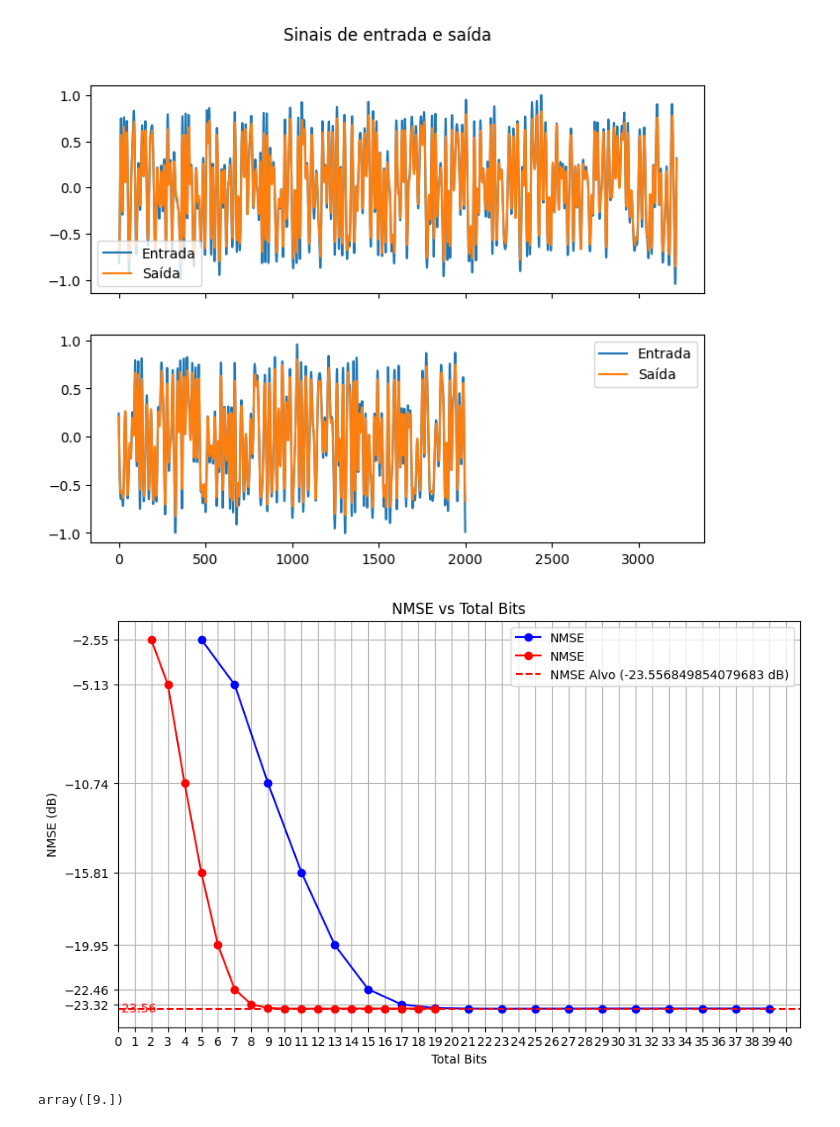
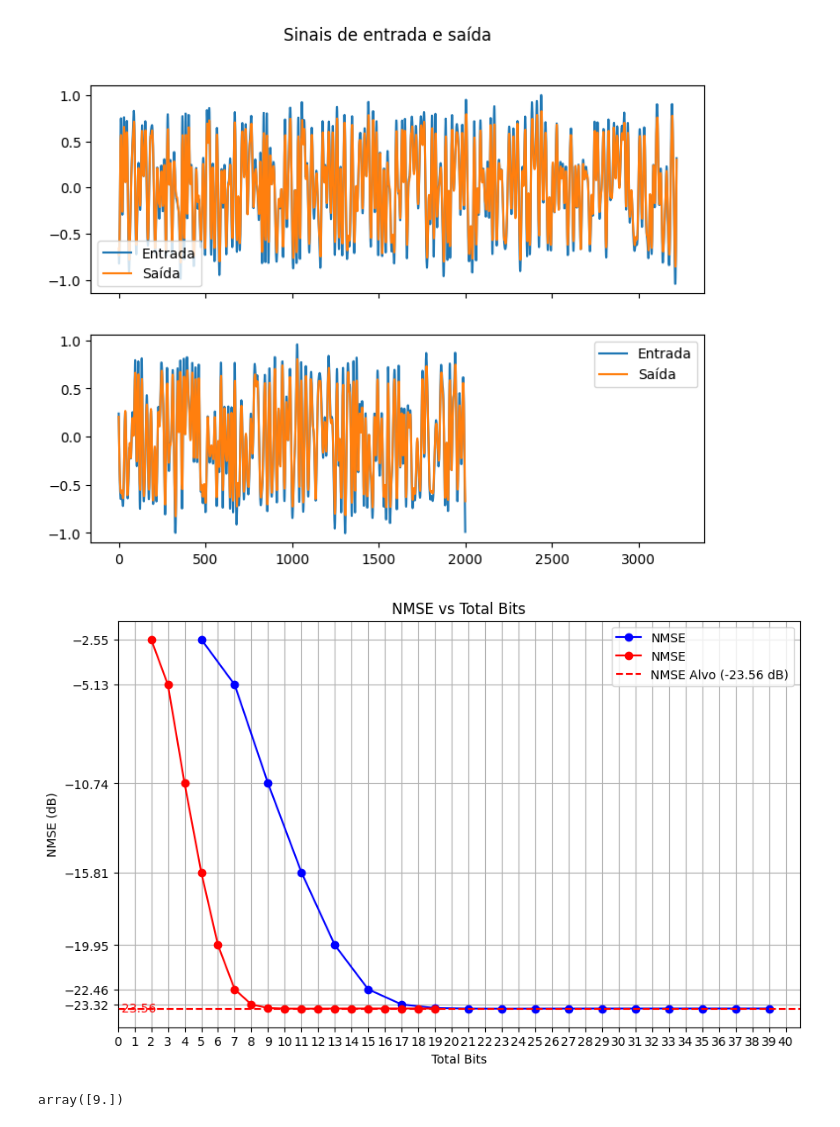
Before and after one commit to Je-Leo-AS/DPD, a Jupyter notebook: Atividades/Atividade 4/MP.ipynb, the cells around one changed output. Saved outputs shown, nothing was run; the diff lists cells and outputs as text; code cells hidden in the pictures.

```diff
--- a/Atividades/Atividade 4/MP.ipynb
+++ b/Atividades/Atividade 4/MP.ipynb
@@ -187,28 +187,28 @@ for p_bits in range(2, 20):
 # %%
 nmse_values = np.array(nmse_values)
 total_bits_array = nmse_values[:, 2]
 resol_bits_array = nmse_values[:, 0]
 nmse_fixed_array = nmse_values[:, 3]
 
 plt.figure(figsize=(10, 6))
 plt.plot(total_bits_array, nmse_fixed_array, marker='o', linestyle='-', color='b', label='NMSE')
 plt.plot(resol_bits_array, nmse_fixed_array, marker='o', linestyle='-', color='r', label='NMSE')
 
 # Adicionar títulos e labels
 plt.title('NMSE vs Total Bits')
 plt.xlabel('Total Bits')
 plt.ylabel('NMSE (dB)')
 plt.xticks(np.arange(0, max(total_bits_array) + 2, 1))
 plt.yticks(nmse_fixed_array[:7])
 
-plt.axhline(y=nmse_target, color='r', linestyle='--', label=f'NMSE Alvo ({nmse_target} dB)')
+plt.axhline(y=nmse_target, color='r', linestyle='--', label=f'NMSE Alvo ({nmse_target:.4} dB)')
 plt.text(0, nmse_target, f'{nmse_target:.4}', color='r', verticalalignment='center')
 
 plt.legend()
 plt.grid(True)
 plt.show()
 # %% [output]
-[figure, old version]
+[figure, new version]
 # %%
 bits_total = 19
 
```
Also changed, not shown: 17 other files.
